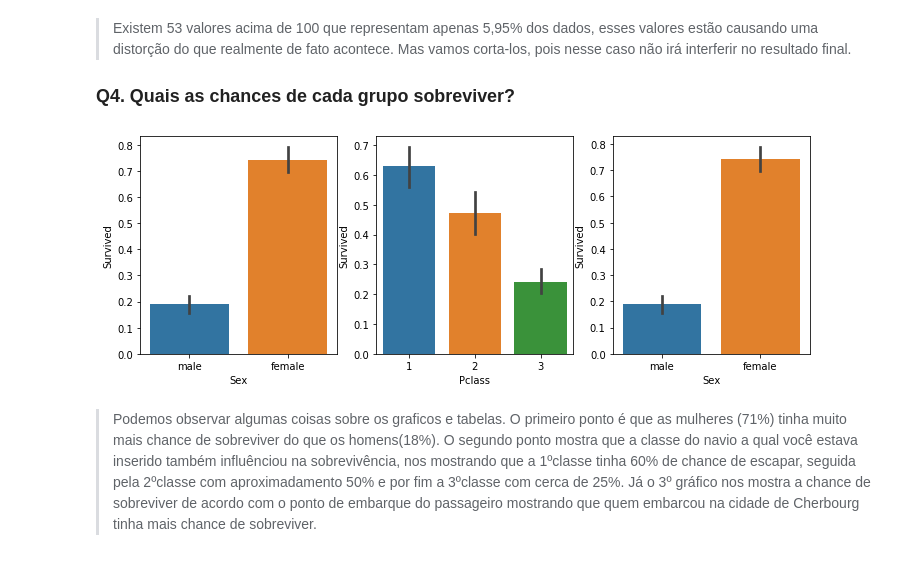
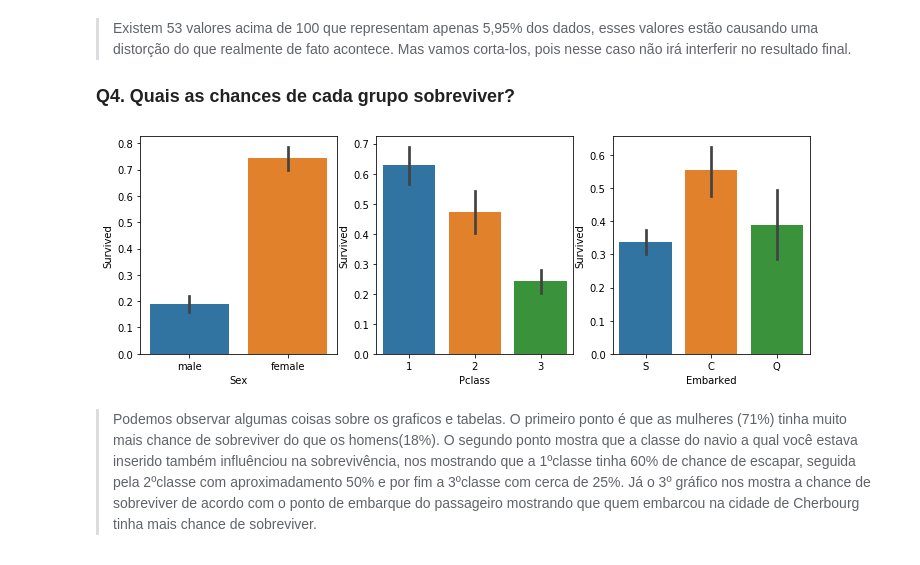
Before and after one commit to GuilhermeDeAssis123/DataScience, a Jupyter notebook: Projeto_Data_Science(Titanic).ipynb, the cells around one changed output. Saved outputs shown, nothing was run; the diff lists cells and outputs as text; code cells hidden in the pictures.

```diff
--- a/Projeto_Data_Science(Titanic).ipynb
+++ b/Projeto_Data_Science(Titanic).ipynb
@@ -162,15 +162,15 @@ Isso representa 5.95% de todos os valores da variável Fare
 # %%
 # Analisar a probabilidade de sobrevivência pelo sexo.
 df_treino[['Sex','Survived']].groupby(['Sex']).mean()
 
 # Plotar os gráficos para Survived vs. Sex, Pclass e Embarked
 fig, (axis1, axis2, axis3) = plt.subplots(1,3, figsize=(12,4))
 
 sea.barplot(x='Sex', y='Survived', data = df_treino, ax =axis1)
 sea.barplot(x='Pclass', y='Survived', data = df_treino, ax =axis2)
-sea.barplot(x='Sex', y='Survived', data = df_treino, ax =axis3);
+sea.barplot(x='Embarked', y='Survived', data = df_treino, ax =axis3);
 # %% [output]
-[figure, old version]
+[figure, new version]
 # %% [markdown]
 > Podemos observar algumas coisas sobre os graficos e tabelas. O primeiro ponto é que as mulheres (71%) tinha muito mais chance de sobreviver do que os homens(18%). O segundo ponto mostra que a classe do navio a qual você estava inserido também influênciou na sobrevivência, nos mostrando que a 1ºclasse tinha 60% de chance de escapar, seguida pela 2ºclasse com aproximadamento 50% e por fim a 3ºclasse com cerca de 25%. Já o 3º gráfico nos mostra a chance de sobreviver de acordo com o ponto de embarque do passageiro mostrando que quem embarcou na cidade de Cherbourg tinha mais chance de sobreviver.
 # %%
```
Also changed, not shown: parts of 5 cells of this notebook.
